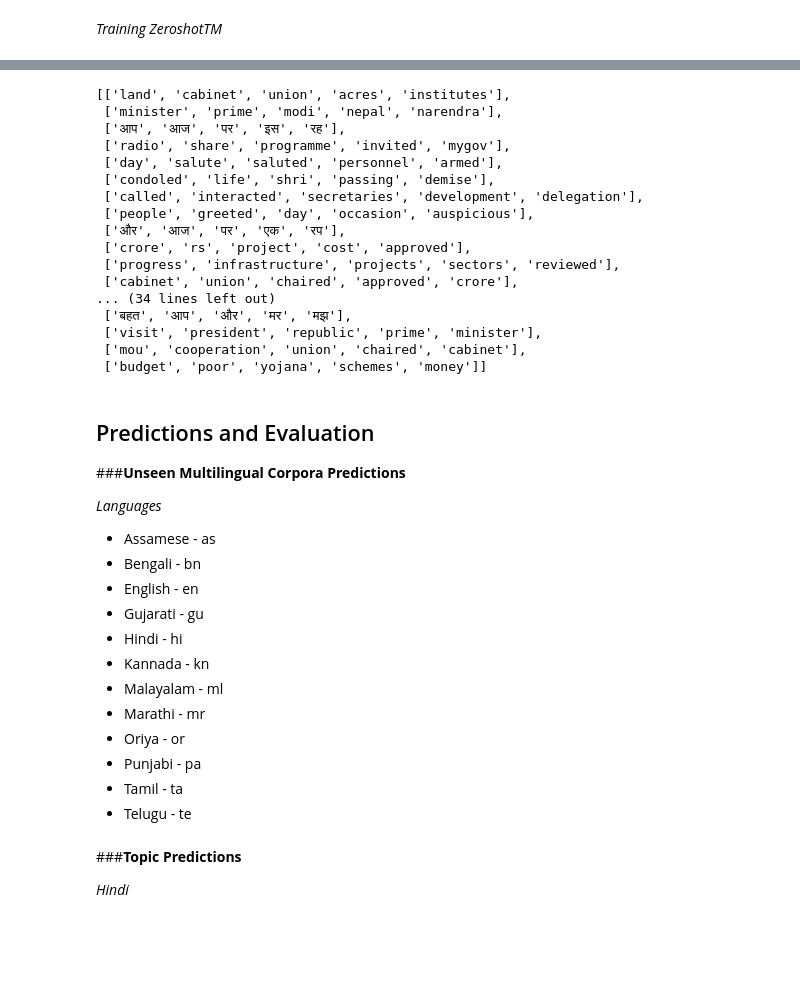
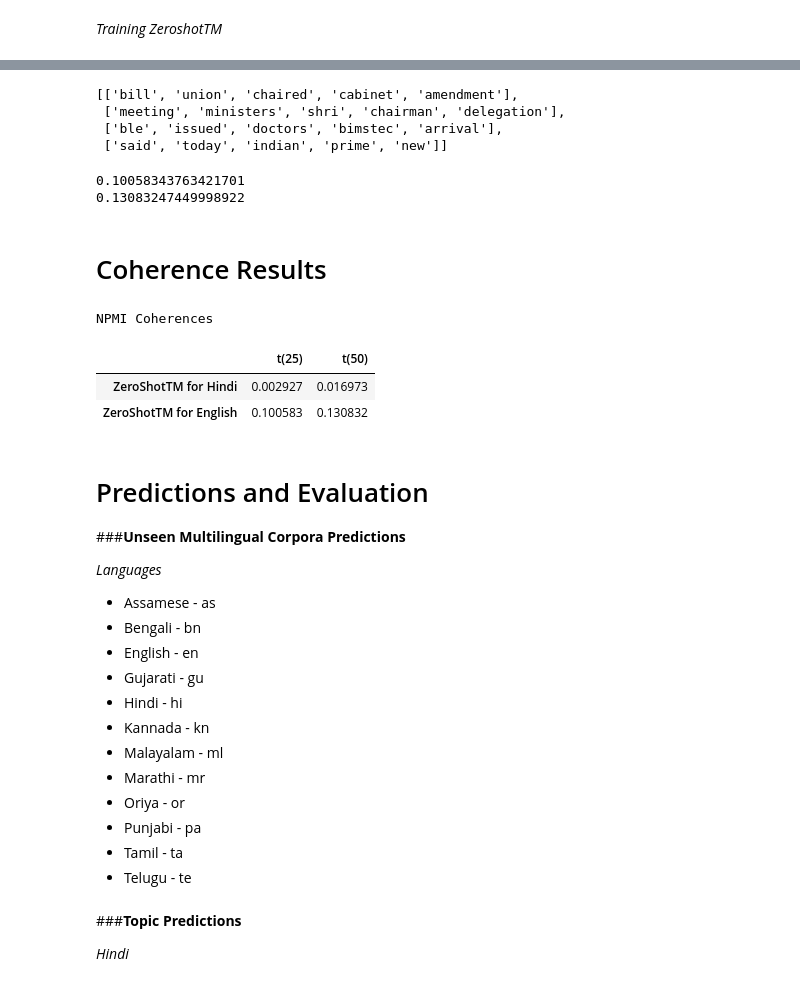
Before and after one commit to DivyaRustagi10/indicCTM-Foundations, a Jupyter notebook: ZeroshotTM_For_Same_Script_Languages.ipynb, the cells around one changed output, grey strips where cells are left out. Cells and saved outputs as stored; diff of their text form; code cells hidden in the pictures; blank space fills up the shorter version.

```diff
--- a/ZeroshotTM_For_Same_Script_Languages.ipynb
+++ b/ZeroshotTM_For_Same_Script_Languages.ipynb
@@ -334,13 +220,13 @@ training_dataset = tp.fit(text_for_contextual=unpreprocessed_corpus, text_for_bo
 ### HINDI : 25 TOPICS ###
 z_ctm_25_HI = ZeroShotTM(bow_size=len(tp.vocab), n_components = 25, contextual_size=768, num_epochs=100)
 
-z_ctm_25_HI.fit(training_dataset, n_samples = 100) # run the model
+z_ctm_25_HI.fit(training_dataset, n_samples = 30) # run the model
 z_ctm_25_HI.save("./") # save the model
 
-# ### HINDI : 50 TOPICS ###
+### HINDI : 50 TOPICS ###
 z_ctm_50_HI = ZeroShotTM(bow_size=len(tp.vocab), n_components = 50, contextual_size=768, num_epochs=100)
 
-z_ctm_50_HI.fit(training_dataset, n_samples = 100) # run the model
+z_ctm_50_HI.fit(training_dataset, n_samples = 30) # run the model
 z_ctm_50_HI.save("./") # save the model
 # %%
 # See topic predictions per speech doc
@@ -395,14 +273,22 @@ Why do we use the preprocessed text here? We need text without punctuation to bu
 LANG_SELECTED = 'en'
 
 # We select 500 tokens per speech
-NUM_TOKENS = 500
+NUM_TOKENS = 400
 
 # Download English Stopwords
 nltk.download('stopwords')
 
 # Run preprocessing script
 documents = [line[:NUM_TOKENS].strip() for line in train_speeches[LANG_SELECTED]]
-sp = WhiteSpacePreprocessingStopwords(documents, stopwords_list = stopwords.stopwords(LANG_SELECTED))
+
+import nltk
+nltk.download('words')
+# preprocessed_documents
+words = set(nltk.corpus.words.words())
+
+documents = ["".join([word for word in doc if word.lower() in words or not word.isalpha()]) for doc in documents]
+
+sp = WhiteSpacePreprocessing(documents, stopwords_language='english')
 preprocessed_documents, unpreprocessed_corpus, vocab = sp.preprocess()
 
 # Ensure same length for preprocessed and unpreprocessed
@@ -426,12 +322,12 @@ en_training = tp.fit(text_for_contextual=unpreprocessed_corpus, text_for_bow=pre
 
 ### ENGLISH : 25 TOPICS ###
 z_ctm_25_EN = ZeroShotTM(bow_size=len(tp.vocab), n_components = 25, contextual_size=768, num_epochs=100)
-z_ctm_25_EN.fit(en_training) # run the model
+z_ctm_25_EN.fit(en_training, n_samples=30) # run the model
 z_ctm_25_EN.save("./") # save the model
 
 ### ENGLISH : 50 TOPICS ###
 z_ctm_50_EN = ZeroShotTM(bow_size=len(tp.vocab), n_components = 50, contextual_size=768, num_epochs=100)
-z_ctm_50_EN.fit(en_training) # run the model
+z_ctm_50_EN.fit(en_training, n_samples=30) # run the model
 z_ctm_50_EN.save("./") # save the model
 # %%
 # See topic predictions per speech doc
@@ -457,26 +340,46 @@ z_ctm_25_EN.get_topic_lists(5)
 # %%
 # See topic predictions per speech doc
-z_ctm_50_EN.get_topic_lists(5)
+z_ctm_50_EN.get_topic_lists(5)[:4]
 # %% [output]
-[['land', 'cabinet', 'union', 'acres', 'institutes'],
- ['minister', 'prime', 'modi', 'nepal', 'narendra'],
- ['आप', 'आज', 'पर', 'इस', 'रह'],
- ['radio', 'share', 'programme', 'invited', 'mygov'],
- ['day', 'salute', 'saluted', 'personnel', 'armed'],
- ['condoled', 'life', 'shri', 'passing', 'demise'],
- ['called', 'interacted', 'secretaries', 'development', 'delegation'],
- ['people', 'greeted', 'day', 'occasion', 'auspicious'],
- ['और', 'आज', 'पर', 'एक', 'रप'],
- ['crore', 'rs', 'project', 'cost', 'approved'],
- ['progress', 'infrastructure', 'projects', 'sectors', 'reviewed'],
- ['cabinet', 'union', 'chaired', 'approved', 'crore'],
-... (34 lines left out)
- ['बहत', 'आप', 'और', 'मर', 'मझ'],
- ['visit', 'president', 'republic', 'prime', 'minister'],
- ['mou', 'cooperation', 'union', 'chaired', 'cabinet'],
- ['budget', 'poor', 'yojana', 'schemes', 'money']]
+[['bill', 'union', 'chaired', 'cabinet', 'amendment'],
+ ['meeting', 'ministers', 'shri', 'chairman', 'delegation'],
+ ['ble', 'issued', 'doctors', 'bimstec', 'arrival'],
+ ['said', 'today', 'indian', 'prime', 'new']]
+# %%
+# Get NPMI Coherence
+from contextualized_topic_models.evaluation.measures import CoherenceNPMI
+texts = [doc.split() for doc in preprocessed_documents] # load text for NPMI
+
+### 25 TOPICS ###-
+npmi_EN = CoherenceNPMI(texts=texts, topics=z_ctm_25_EN.get_topic_lists(25))
+print(npmi_EN.score())
+
+### 50 TOPICS ###
+npmi_50_EN = CoherenceNPMI(texts=texts, topics=z_ctm_50_EN.get_topic_lists(50))
+print(npmi_50_EN.score())
+
+# Store NPMI scores
+zeroshotNPMI_EN = [npmi_EN.score(), npmi_50_EN.score()]
+# %% [output]
+0.10058343763421701
+0.13083247449998922
+# %% [markdown]
+# Coherence Results
+# %%
+# SHOW RESULTS
+NPMI = {"ZeroShotTM for Hindi" : zeroshotNPMI_HI,
+        "ZeroShotTM for English" : zeroshotNPMI_EN}
+
+npmi = pd.DataFrame.from_dict(NPMI, orient='index')
+print("NPMI Coherences")
+npmi.set_axis(["t(25)", "t(50)"], axis = 1)
+# %% [output]
+NPMI Coherences
+|  | t(25) | t(50) |
+| ZeroShotTM for Hindi | 0.002927 | 0.016973 |
+| ZeroShotTM for English | 0.100583 | 0.130832 |
 # %% [markdown]
-## Predictions and Evaluation
+# Predictions and Evaluation
 ###**Unseen Multilingual  Corpora Predictions**
 
 *Languages*
```
Also changed, not shown: parts of 32 cells of this notebook.
